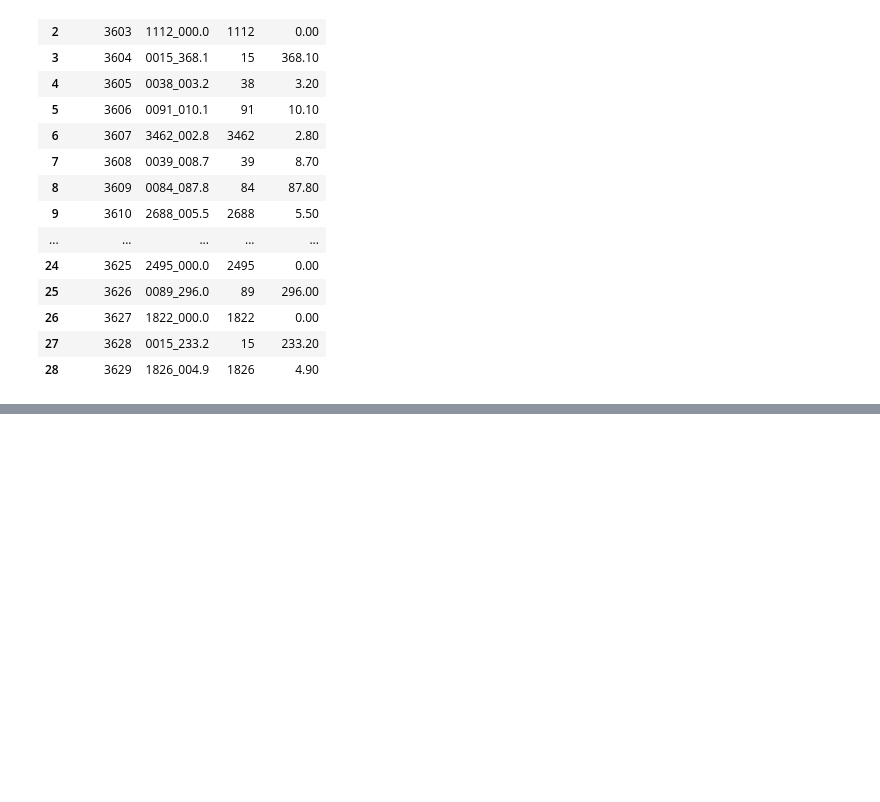
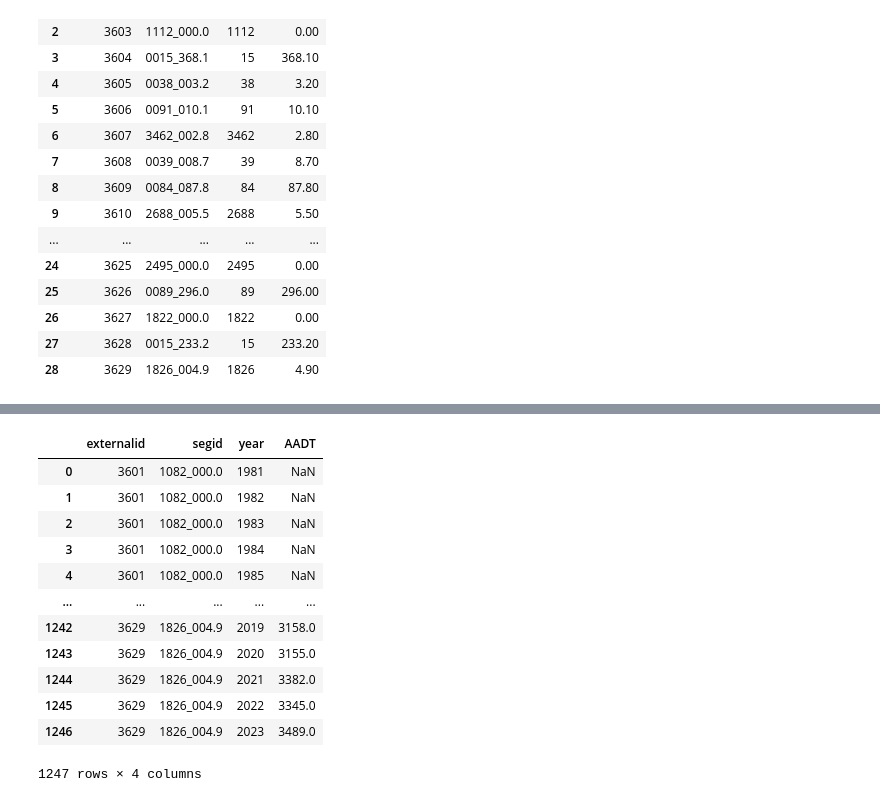
Before and after one commit to WFRCAnalytics/TDM-INP-External-Forecasts, a Jupyter notebook: 1-Get-Historic-AADT.ipynb, the cells around one changed output, grey strips where cells are left out. Drawn from its saved outputs; the diff is of its cells as text; code cells hidden in the pictures; blank space fills up the shorter version.

```diff
--- a/1-Get-Historic-AADT.ipynb
+++ b/1-Get-Historic-AADT.ipynb
@@ -86,0 +65,7 @@ merged_df
+# %%
+# Define full list of years
+years_full_df = pd.DataFrame({'year': list(range(1981, 2024))})  # 1981-2023 inclusive
+
+# Create full cartesian product: segments × years
+full_index_df = external_segment_link[['externalid','segid']].merge(years_full_df, how='cross')
+full_index_df
@@ -87 +109,20 @@ merged_df
+# %%
+full_set_df = pd.merge(full_index_df, matched_df, how='left', on=['externalid', 'segid','year'])
+full_set_df = full_set_df[['externalid', 'segid', 'year', 'AADT']].copy()
+full_set_df['AADT'] = full_set_df['AADT'].replace(0, np.nan)
+full_set_df
+# %% [output]
+|  | externalid | segid | year | AADT |
+| 0 | 3601 | 1082_000.0 | 1981 | NaN |
+| 1 | 3601 | 1082_000.0 | 1982 | NaN |
+| 2 | 3601 | 1082_000.0 | 1983 | NaN |
+| 3 | 3601 | 1082_000.0 | 1984 | NaN |
+| 4 | 3601 | 1082_000.0 | 1985 | NaN |
+| ... | ... | ... | ... | ... |
+| 1242 | 3629 | 1826_004.9 | 2019 | 3158.0 |
+| 1243 | 3629 | 1826_004.9 | 2020 | 3155.0 |
+| 1244 | 3629 | 1826_004.9 | 2021 | 3382.0 |
+| 1245 | 3629 | 1826_004.9 | 2022 | 3345.0 |
+| 1246 | 3629 | 1826_004.9 | 2023 | 3489.0 |
+1247 rows × 4 columns
 # %%
```
Also changed, not shown: parts of 4 cells of this notebook, 7 other files.
